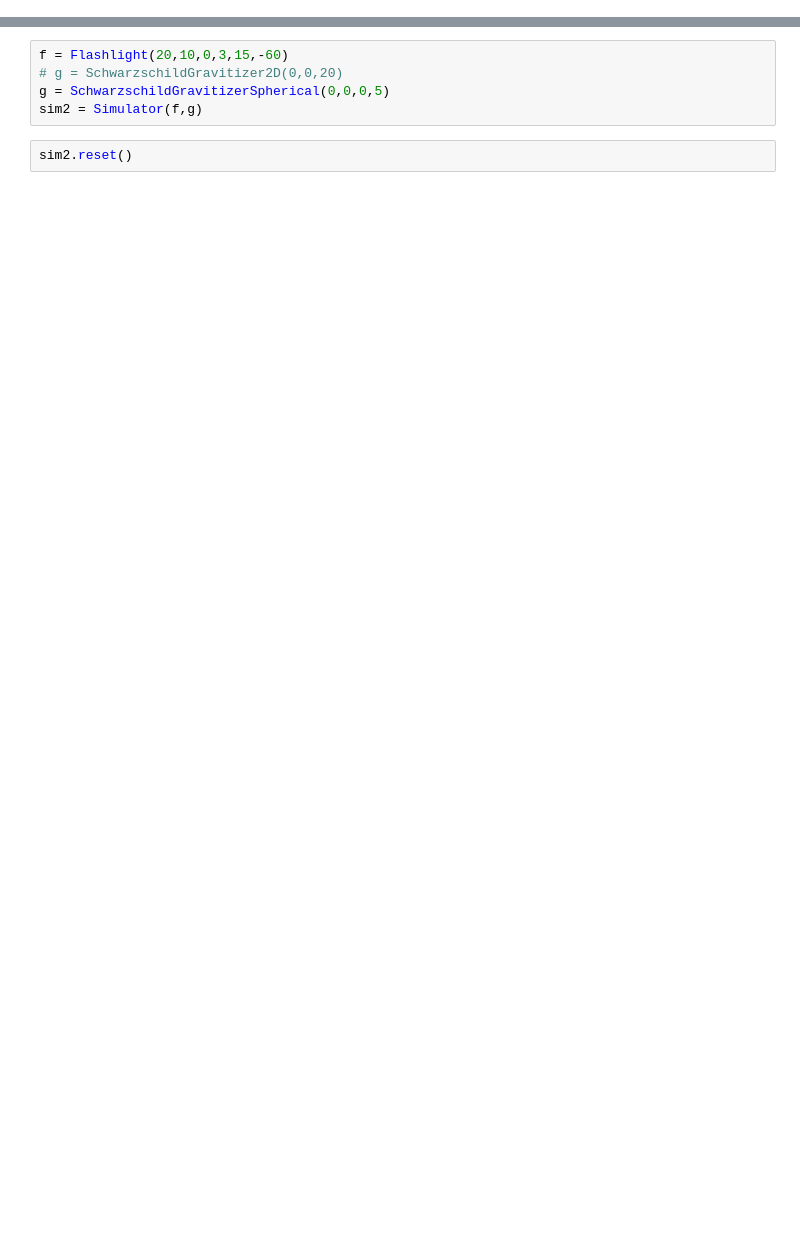
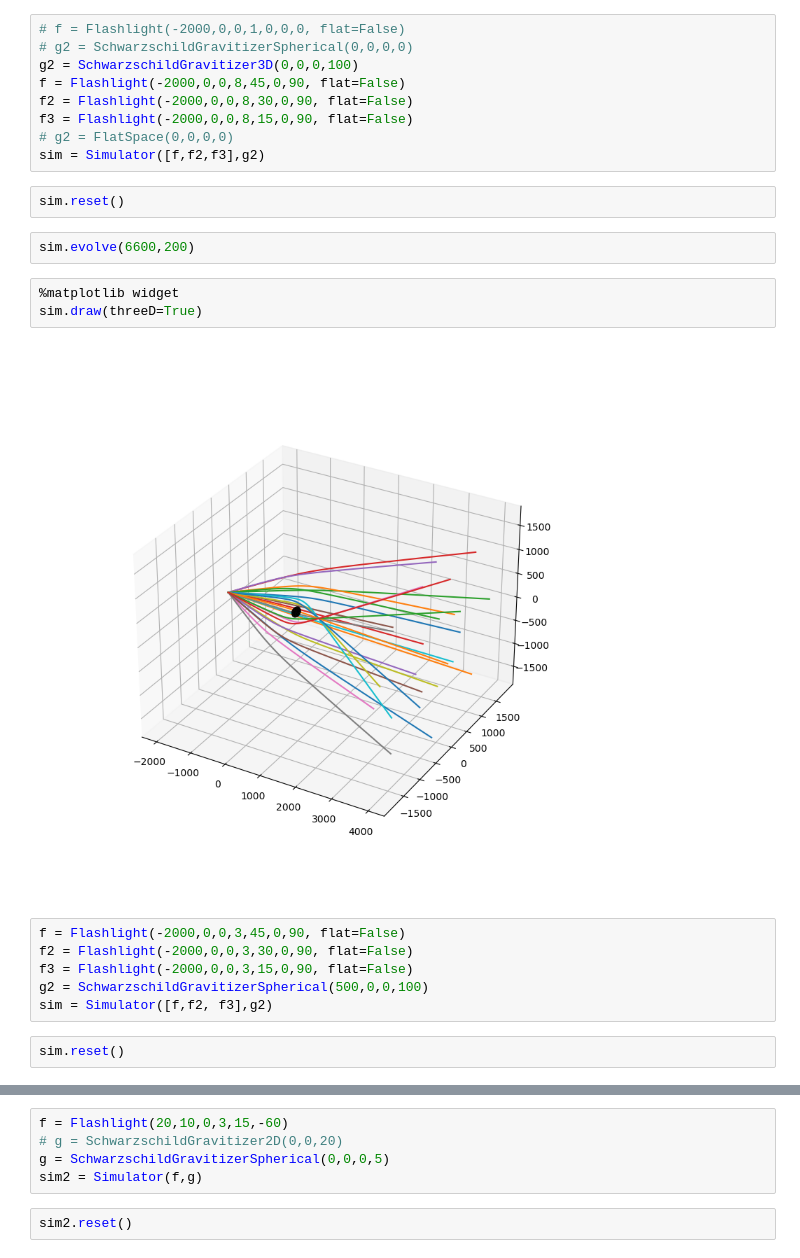
Before and after one commit to nasa-T/GR, a Jupyter notebook: light_in_blackhole.ipynb, the cells around one changed output, grey strips where cells are left out. Cells and saved outputs as stored; diff of their text form; blank space fills up the shorter version.

```diff
--- a/light_in_blackhole.ipynb
+++ b/light_in_blackhole.ipynb
@@ -7,0 +52,26 @@ Hello from the pygame community. https://www.pygame.org/contribute.html
+# %%
+# f = Flashlight(-2000,0,0,1,0,0,0, flat=False)
+# g2 = SchwarzschildGravitizerSpherical(0,0,0,0)
+g2 = SchwarzschildGravitizer3D(0,0,0,100)
+f = Flashlight(-2000,0,0,8,45,0,90, flat=False)
+f2 = Flashlight(-2000,0,0,8,30,0,90, flat=False)
+f3 = Flashlight(-2000,0,0,8,15,0,90, flat=False)
+# g2 = FlatSpace(0,0,0,0)
+sim = Simulator([f,f2,f3],g2)
+# %%
+sim.reset()
+# %%
+sim.evolve(6600,200)
+# %%
+%matplotlib widget
+sim.draw(threeD=True)
+# %% [output]
+[figure, added]
+# %%
+f = Flashlight(-2000,0,0,3,45,0,90, flat=False)
+f2 = Flashlight(-2000,0,0,3,30,0,90, flat=False)
+f3 = Flashlight(-2000,0,0,3,15,0,90, flat=False)
+g2 = SchwarzschildGravitizerSpherical(500,0,0,100)
+sim = Simulator([f,f2, f3],g2)
+# %%
+sim.reset()
```
Also changed, not shown: parts of 55 cells of this notebook, 2 other files.
